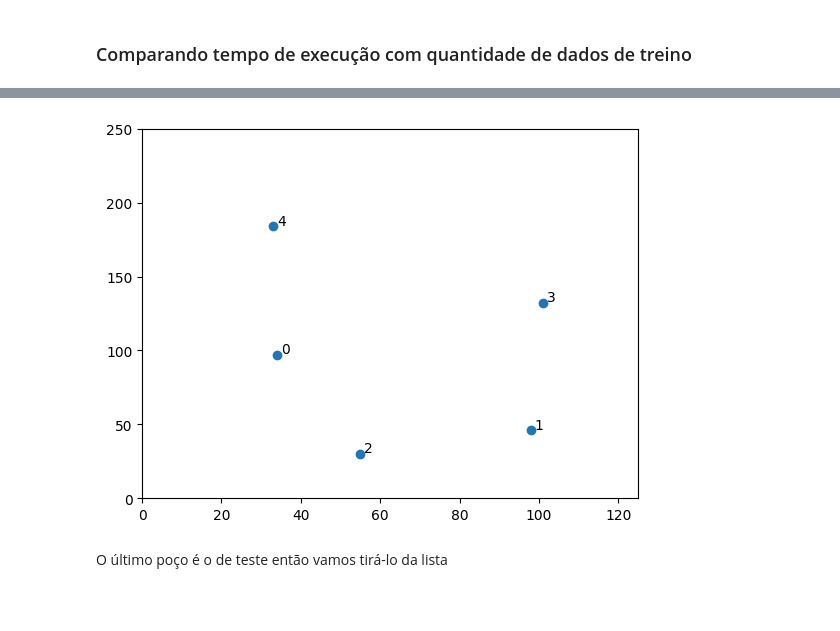
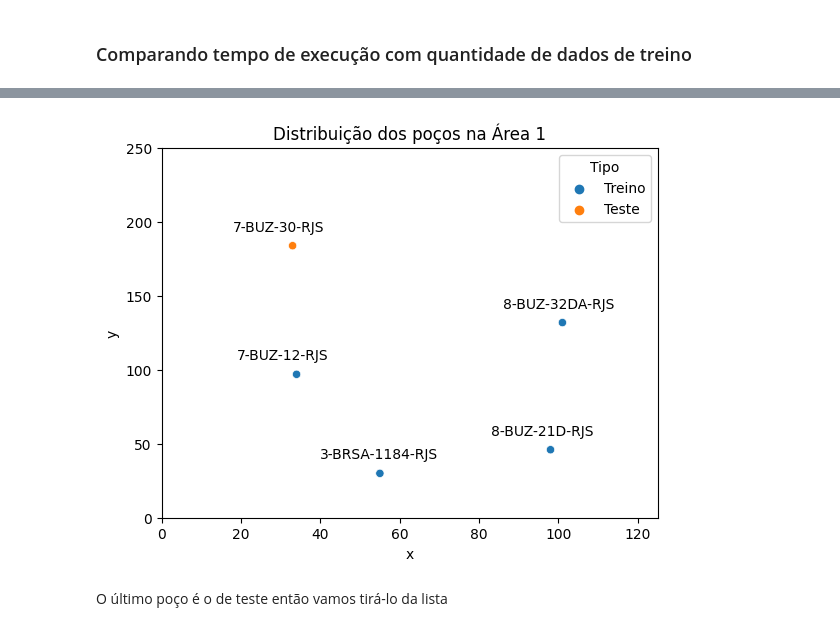
Before and after one commit to georgeteodoro/petroiageo, a Jupyter notebook: data/ANP/results/area_1/resultados-viz.ipynb, the cells around one changed output, grey strips where cells are left out. Cells and saved outputs as stored; diff of their text form; code cells hidden in the pictures; blank space fills up the shorter version.

```diff
--- a/data/ANP/results/area_1/resultados-viz.ipynb
+++ b/data/ANP/results/area_1/resultados-viz.ipynb
@@ -229,3 +414,12 @@ depth = 32
 cube = ExplorationCube(top_left_point, bottom_right_point, depth)
 # %%
 wells_coords = [(34, 97), (98, 46), (55, 30), (101, 132), (33, 184)]
+# %%
+x, y= list(zip(*wells_coords))
+wells_coords_df = pd.DataFrame()
+wells_coords_df["x"] = x
+wells_coords_df["y"] = y
+wells_coords_df["Tipo"] = ["Treino", "Treino", "Treino", "Treino", "Teste"]
+wells_coords_df["Poço"] = ["7-BUZ-12-RJS", "8-BUZ-21D-RJS", "3-BRSA-1184-RJS",
+                          "8-BUZ-32DA-RJS", "7-BUZ-30-RJS"]
+wells_coords_df
@@ -232,12 +433,21 @@ wells_coords = [(34, 97), (98, 46), (55, 30), (101, 132), (33, 184)]
 # %%
-x, y= list(zip(*wells_coords))
-plt.scatter(x, y)
+sns.scatterplot(data=wells_coords_df, x="x", y="y", hue="Tipo")
+# plt.scatter(x, y)
 plt.ylim((0, 250))
 plt.xlim((0, 125))
-for well_id, well in enumerate(wells_coords):
-    plt.text(well[0]+1, well[1]+1, well_id)
+for row in wells_coords_df.iterrows():
+    data = row[1]
+    plt.text(data['x']-15, data['y']+10, data['Poço'])
+
+plt.title("Distribuição dos poços na Área 1")
+plt.xlabel("x")
+plt.ylabel("y")
+# ax = plt.gca()
+# ax.invert_yaxis()
+plt.savefig("wells_dist.png")
+plt.show()
 # %% [output]
-[figure, old version]
+[figure, new version]
 # %% [markdown]
 O último poço é o de teste então vamos tirá-lo da lista
 # %%
```
Also changed, not shown: parts of 29 cells of this notebook, 26 other files.
